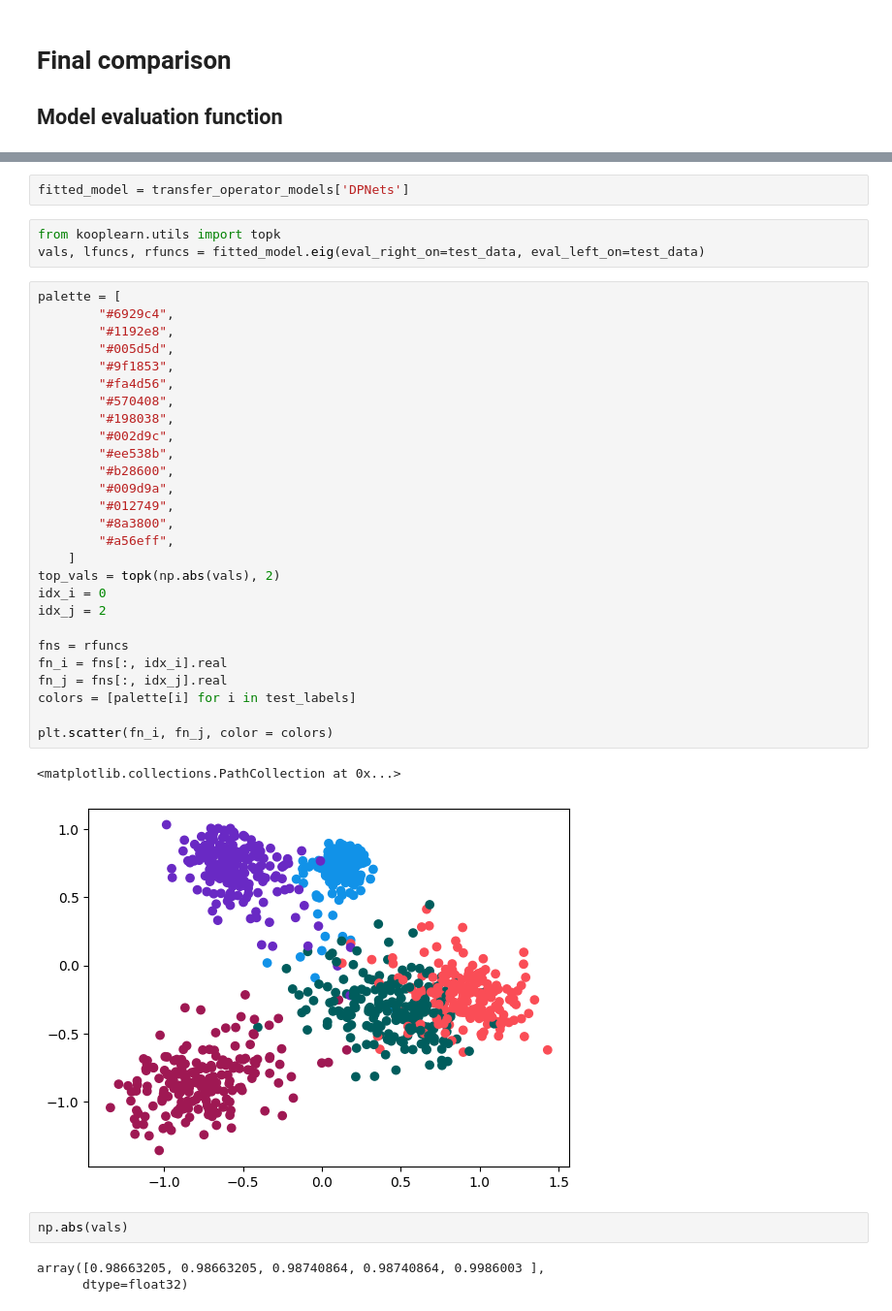
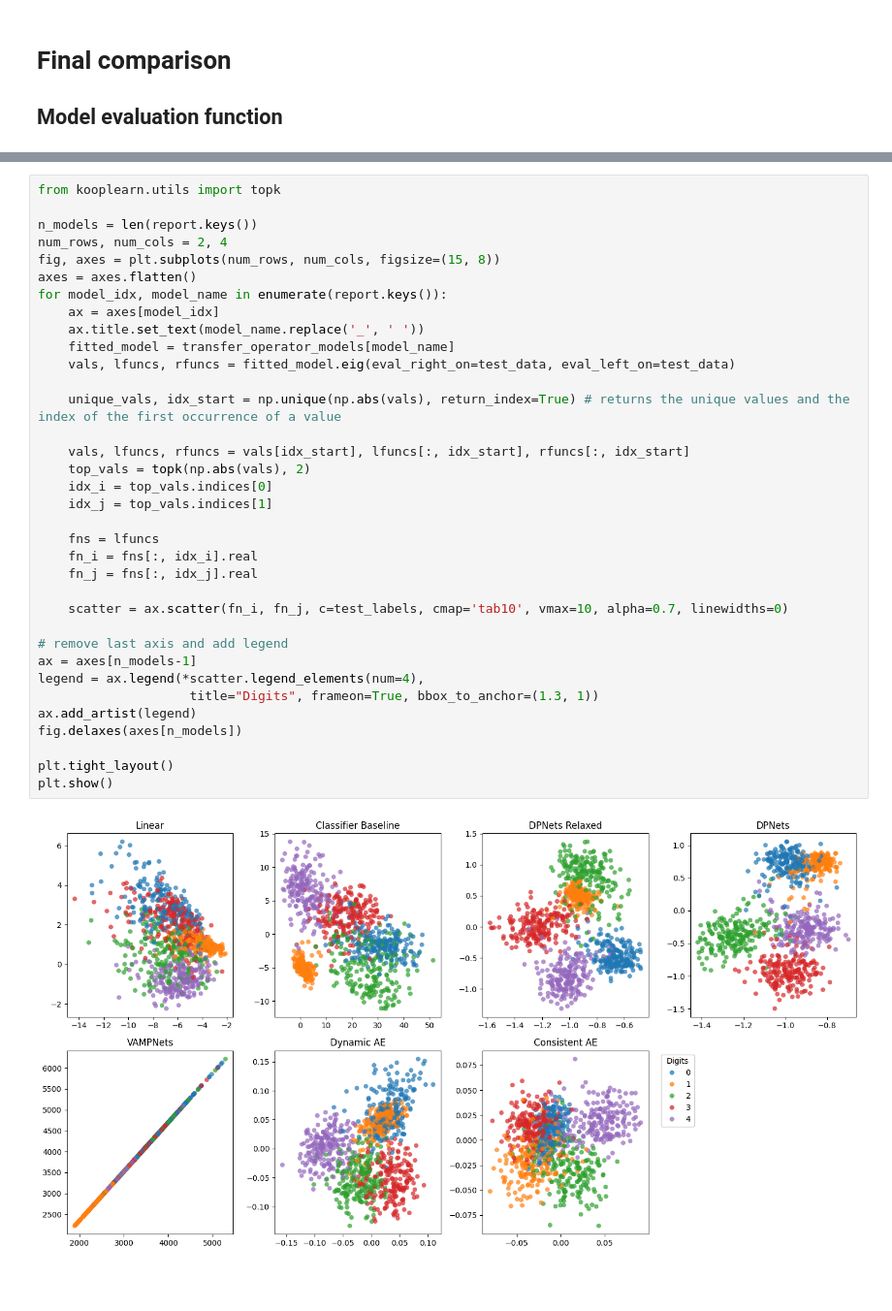
Before and after one commit to Machine-Learning-Dynamical-Systems/kooplearn, a Jupyter notebook: examples/ordered_MNIST/main.ipynb, the cells around one changed output, grey strips where cells are left out. Shown at 97% size. Cells and saved outputs as stored; diff of their text form; blank space fills up the shorter version.

```diff
--- a/examples/ordered_MNIST/main.ipynb
+++ b/examples/ordered_MNIST/main.ipynb
@@ -591,40 +621,37 @@ plt.show()
-# %%
-fitted_model = transfer_operator_models['DPNets']
-# %%
-from kooplearn.utils import topk
-vals, lfuncs, rfuncs = fitted_model.eig(eval_right_on=test_data, eval_left_on=test_data)
-# %%
-palette = [
-        "#6929c4",
-        "#1192e8",
-        "#005d5d",
-        "#9f1853",
-        "#fa4d56",
-        "#570408",
-        "#198038",
-        "#002d9c",
-        "#ee538b",
-        "#b28600",
-        "#009d9a",
-        "#012749",
-        "#8a3800",
-        "#a56eff",
-    ]
-top_vals = topk(np.abs(vals), 2)
-idx_i = 0
-idx_j = 2
-
-fns = rfuncs
-fn_i = fns[:, idx_i].real
-fn_j = fns[:, idx_j].real
-colors = [palette[i] for i in test_labels]
-
-plt.scatter(fn_i, fn_j, color = colors)
-# %% [output]
-<matplotlib.collections.PathCollection at 0x...>
-[figure, removed]
-# %%
-np.abs(vals)
-# %% [output]
-array([0.98663205, 0.98663205, 0.98740864, 0.98740864, 0.9986003 ],
-      dtype=float32)
+# %%
+from kooplearn.utils import topk
+
+n_models = len(report.keys())
+num_rows, num_cols = 2, 4
+fig, axes = plt.subplots(num_rows, num_cols, figsize=(15, 8))
+axes = axes.flatten()
+for model_idx, model_name in enumerate(report.keys()):
+    ax = axes[model_idx]
+    ax.title.set_text(model_name.replace('_', ' '))
+    fitted_model = transfer_operator_models[model_name]
+    vals, lfuncs, rfuncs = fitted_model.eig(eval_right_on=test_data, eval_left_on=test_data)
+
+    unique_vals, idx_start = np.unique(np.abs(vals), return_index=True) # returns the unique values and the index of the first occurrence of a value
+
+    vals, lfuncs, rfuncs = vals[idx_start], lfuncs[:, idx_start], rfuncs[:, idx_start]
+    top_vals = topk(np.abs(vals), 2)
+    idx_i = top_vals.indices[0]
+    idx_j = top_vals.indices[1]
+
+    fns = lfuncs
+    fn_i = fns[:, idx_i].real
+    fn_j = fns[:, idx_j].real
+
+    scatter = ax.scatter(fn_i, fn_j, c=test_labels, cmap='tab10', vmax=10, alpha=0.7, linewidths=0)
+
+# remove last axis and add legend
+ax = axes[n_models-1]
+legend = ax.legend(*scatter.legend_elements(num=4),
+                    title="Digits", frameon=True, bbox_to_anchor=(1.3, 1))
+ax.add_artist(legend)
+fig.delaxes(axes[n_models])
+
+plt.tight_layout()
+plt.show()
+# %% [output]
+[figure, added]
```
Also changed, not shown: parts of 14 cells of this notebook, 1 other file.
